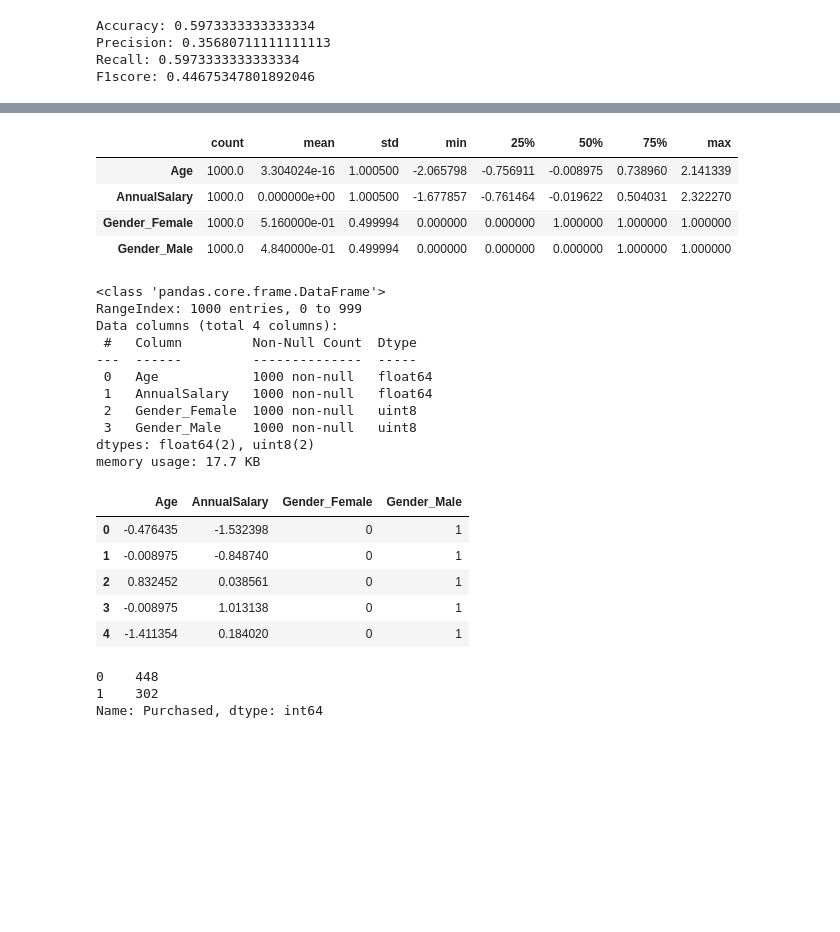
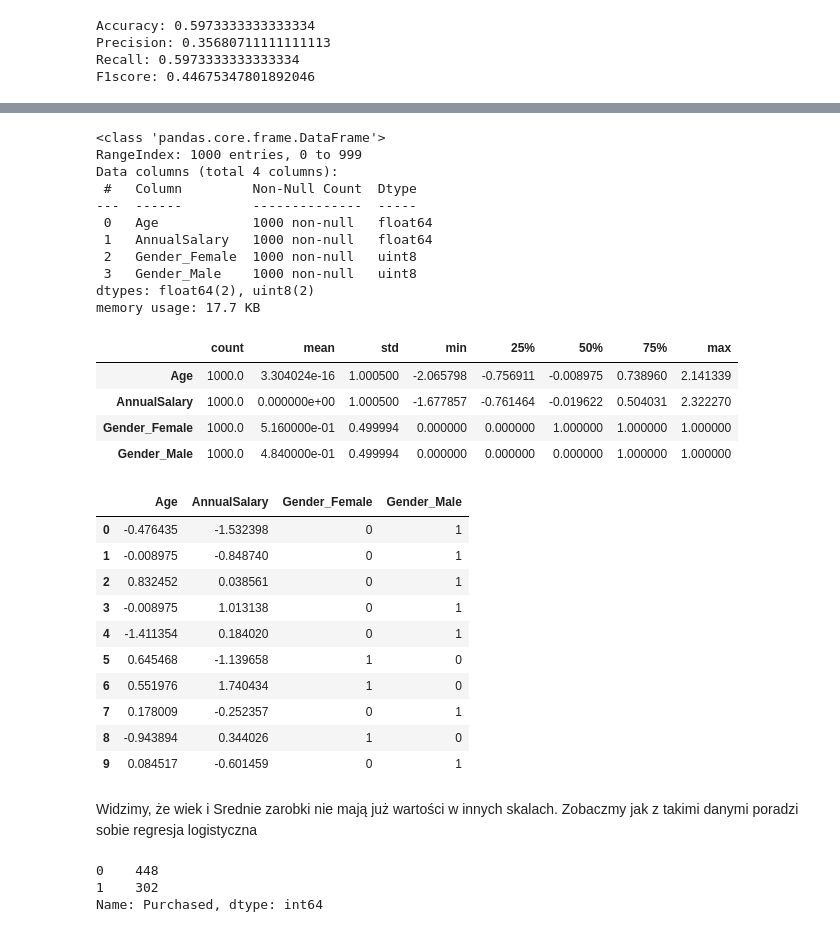
Before and after one commit to danm00nster/ML_PROJECT, a Jupyter notebook: 2ML_Daniel_Kwiecinski.ipynb, the cells around one changed output, grey strips where cells are left out. Cells and saved outputs as stored; diff of their text form; code cells hidden in the pictures; blank space fills up the shorter version.

```diff
--- a/2ML_Daniel_Kwiecinski.ipynb
+++ b/2ML_Daniel_Kwiecinski.ipynb
@@ -209,6 +211,20 @@ scaler.fit(Cars_val)
 Cars_scaled=scaler.transform(Cars_val)
 Cars_scaled=pd.DataFrame(Cars_scaled,index=Cars_val.index,columns=Cars_val.columns)
 X=pd.concat([Cars_scaled,Cars_gender], axis=1)
+# %%
+X.info()
+# %% [output]
+<class 'pandas.core.frame.DataFrame'>
+RangeIndex: 1000 entries, 0 to 999
+Data columns (total 4 columns):
+ #   Column         Non-Null Count  Dtype
+---  ------         --------------  -----
+ 0   Age            1000 non-null   float64
+ 1   AnnualSalary   1000 non-null   float64
+ 2   Gender_Female  1000 non-null   uint8
+ 3   Gender_Male    1000 non-null   uint8
+dtypes: float64(2), uint8(2)
+memory usage: 17.7 KB
 # %%
 X.describe().T
 # %% [output]
@@ -217,29 +233,22 @@ X.describe().T
 | AnnualSalary | 1000.0 | 0.000000e+00 | 1.000500 | -1.677857 | -0.761464 | -0.019622 | 0.504031 | 2.322270 |
 | Gender_Female | 1000.0 | 5.160000e-01 | 0.499994 | 0.000000 | 0.000000 | 1.000000 | 1.000000 | 1.000000 |
 | Gender_Male | 1000.0 | 4.840000e-01 | 0.499994 | 0.000000 | 0.000000 | 0.000000 | 1.000000 | 1.000000 |
-# %%
-X.info()
-# %% [output]
-<class 'pandas.core.frame.DataFrame'>
-RangeIndex: 1000 entries, 0 to 999
-Data columns (total 4 columns):
- #   Column         Non-Null Count  Dtype
----  ------         --------------  -----
- 0   Age            1000 non-null   float64
- 1   AnnualSalary   1000 non-null   float64
- 2   Gender_Female  1000 non-null   uint8
- 3   Gender_Male    1000 non-null   uint8
-dtypes: float64(2), uint8(2)
-memory usage: 17.7 KB
 # %%
-X.head()
+X.head(10)
 # %% [output]
 |  | Age | AnnualSalary | Gender_Female | Gender_Male |
 | 0 | -0.476435 | -1.532398 | 0 | 1 |
 | 1 | -0.008975 | -0.848740 | 0 | 1 |
 | 2 | 0.832452 | 0.038561 | 0 | 1 |
 | 3 | -0.008975 | 1.013138 | 0 | 1 |
 | 4 | -1.411354 | 0.184020 | 0 | 1 |
+| 5 | 0.645468 | -1.139658 | 1 | 0 |
+| 6 | 0.551976 | 1.740434 | 1 | 0 |
+| 7 | 0.178009 | -0.252357 | 0 | 1 |
+| 8 | -0.943894 | 0.344026 | 1 | 0 |
+| 9 | 0.084517 | -0.601459 | 0 | 1 |
+# %% [markdown]
+Widzimy, że wiek i Srednie zarobki nie mają już wartości w innych skalach. Zobaczmy jak z takimi danymi poradzi sobie regresja logistyczna
 # %%
 X_train, X_test, y_train, y_test = train_test_split(X, y, test_size = 0.25, random_state = 42, stratify=y)
 y_train.value_counts()
```
Also changed, not shown: parts of 19 cells of this notebook.
